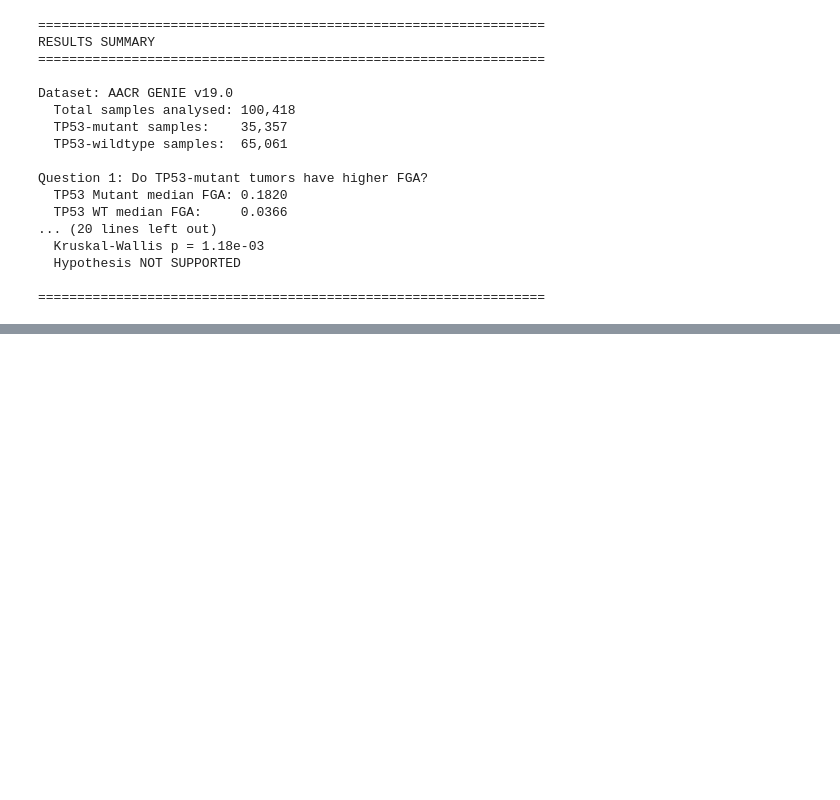
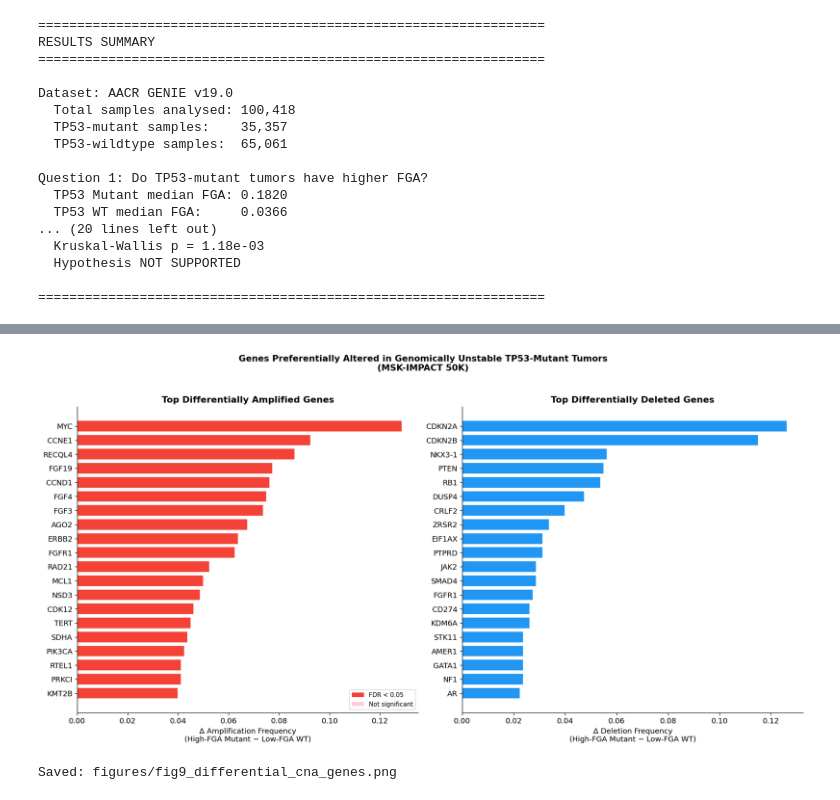
Before and after one commit to OrnitB/cancer_bioinformatics, a Jupyter notebook: project/tp53_cnv_analysis.ipynb, the cells around one changed output, grey strips where cells are left out. Cells and saved outputs as stored; diff of their text form; code cells hidden in the pictures; blank space fills up the shorter version.

```diff
--- a/project/tp53_cnv_analysis.ipynb
+++ b/project/tp53_cnv_analysis.ipynb
@@ -1492,19 +1429,0 @@ print(f'Significantly deleted   (FDR<0.05): {len(sig_del_genes):,}')
-# %%
-# ── Pathway Enrichment ────────────────────────────────────────
-print(f'Running enrichment on {len(sig_all_genes)} significant genes...')
-enr_results = {}
-if sig_all_genes:
-    for lib in ['KEGG_2021_Human', 'MSigDB_Hallmark_2020', 'GO_Biological_Process_2021']:
-        try:
-            enr = gp.enrichr(
-                gene_list=sig_all_genes,
-                gene_sets=lib,
-                organism='human',
-                outdir=None,
-                verbose=False
-            )
-            enr_results[lib] = enr.results[enr.results['Adjusted P-value'] < 0.05].sort_values('Adjusted P-value')
-            print(f'  {lib}: {len(enr_results[lib])} significant terms')
-        except Exception as e:
-            print(f'  {lib}: failed ({e})')
-            enr_results[lib] = pd.DataFrame()
@@ -1511,31 +1611,39 @@ if sig_all_genes:
 # %%
-# ── Figure 9: Differentially Altered Genes (TCGA, genome-wide) ──
+# ── Figure 9: Differentially Altered Genes ────────────────────
 fig, axes = plt.subplots(1, 2, figsize=(16, 8))
 
+# Panel A: Top amplified
 top_amp = cna_compare.nlargest(20, 'delta_amp').sort_values('delta_amp')
 ax = axes[0]
 colors_a = ['#F44336' if g in sig_amp_genes else '#FFCDD2' for g in top_amp['gene']]
 ax.barh(top_amp['gene'], top_amp['delta_amp'], color=colors_a, edgecolor='white')
 ax.set_xlabel('Δ Amplification Frequency\n(High-FGA Mutant − Low-FGA WT)')
 ax.set_title('Top Differentially Amplified Genes', fontweight='bold')
 ax.axvline(0, color='black', linewidth=0.5)
-from matplotlib.patches import Patch
-ax.legend(handles=[Patch(facecolor='#F44336', label='FDR < 0.05'),
-                   Patch(facecolor='#FFCDD2', label='Not significant')], loc='lower right')
 
+# Panel B: Top deleted
 top_del = cna_compare.nlargest(20, 'delta_loss').sort_values('delta_loss')
 ax = axes[1]
 colors_d = ['#2196F3' if g in sig_del_genes else '#BBDEFB' for g in top_del['gene']]
 ax.barh(top_del['gene'], top_del['delta_loss'], color=colors_d, edgecolor='white')
 ax.set_xlabel('Δ Deletion Frequency\n(High-FGA Mutant − Low-FGA WT)')
 ax.set_title('Top Differentially Deleted Genes', fontweight='bold')
 ax.axvline(0, color='black', linewidth=0.5)
-ax.legend(handles=[Patch(facecolor='#2196F3', label='FDR < 0.05'),
-                   Patch(facecolor='#BBDEFB', label='Not significant')], loc='lower right')
 
-fig.suptitle('Genes Preferentially Altered in Genomically Unstable TP53-Mutant Tumors\n(TCGA Pan-Cancer Atlas — Genome-Wide)',
+fig.suptitle('Genes Preferentially Altered in Genomically Unstable TP53-Mutant Tumors\n(MSK-IMPACT 50K)',
              fontweight='bold', fontsize=13, y=1.02)
+
+# Add legend
+from matplotlib.patches import Patch
+legend_elements = [Patch(facecolor='#F44336', label='FDR < 0.05'),
+                   Patch(facecolor='#FFCDD2', label='Not significant')]
+axes[0].legend(handles=legend_elements, loc='lower right', fontsize=9)
+
 plt.tight_layout()
 plt.savefig('figures/fig9_differential_cna_genes.png', dpi=150, bbox_inches='tight')
 plt.show()
+print('Saved: figures/fig9_differential_cna_genes.png')
+# %% [output]
+[figure, added]
+Saved: figures/fig9_differential_cna_genes.png
 # %%
```
Also changed, not shown: parts of 11 cells of this notebook, 1 other file.
